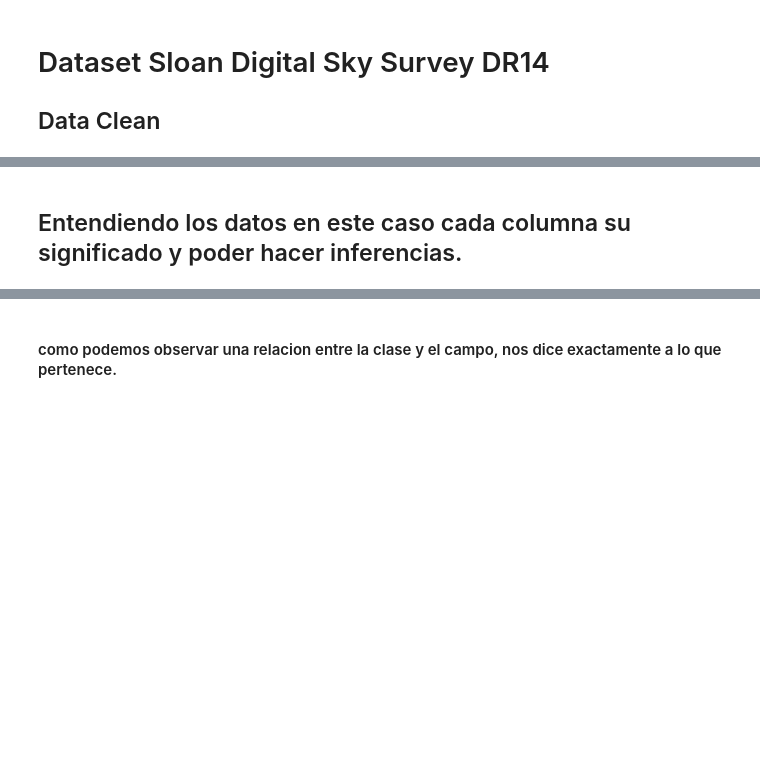
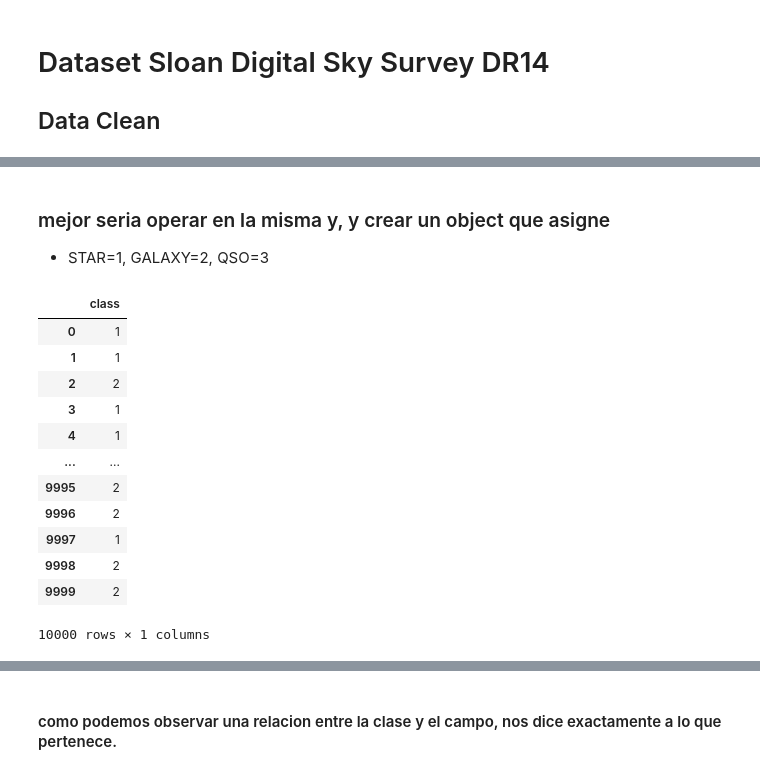
Before and after one commit to HeinzSch/Machine-Learning-Homework, a Jupyter notebook: Homework Astronomic.ipynb, the cells around one changed output, grey strips where cells are left out. Saved outputs shown, nothing was run; the diff lists cells and outputs as text; code cells hidden in the pictures; blank space fills up the shorter version.

```diff
--- a/Homework Astronomic.ipynb
+++ b/Homework Astronomic.ipynb
@@ -19,5 +18,3 @@ data.head()
 | 2 | 1.237650e+18 | 183.680207 | 0.126185 | 19.38298 | 18.19169 | 17.47428 | 17.08732 | 16.80125 | 752 | 301 | 4 | ... |
 | 3 | 1.237650e+18 | 183.870529 | 0.049911 | 17.76536 | 16.60272 | 16.16116 | 15.98233 | 15.90438 | 752 | 301 | 4 | ... |
 | 4 | 1.237650e+18 | 183.883288 | 0.102557 | 17.55025 | 16.26342 | 16.43869 | 16.55492 | 16.61326 | 752 | 301 | 4 | ... |
-# %% [markdown]
-## Entendiendo los datos en este caso cada columna su significado y poder hacer inferencias.
@@ -23,0 +24,27 @@ data.head()
+# %% [markdown]
+### mejor seria operar en la misma y, y crear un object que asigne
+* STAR=1, GALAXY=2, QSO=3
+# %%
+for i in range(10000):
+    if(y.values[i]==['STAR']):
+        y.values[i]=['1']
+    if(y.values[i]==['GALAXY']):
+        y.values[i]=['2']
+    if(y.values[i]==['QSO']):
+        y.values[i]=['3']
+
+y
+# %% [output]
+|  | class |
+| 0 | 1 |
+| 1 | 1 |
+| 2 | 2 |
+| 3 | 1 |
+| 4 | 1 |
+| ... | ... |
+| 9995 | 2 |
+| 9996 | 2 |
+| 9997 | 1 |
+| 9998 | 2 |
+| 9999 | 2 |
+10000 rows × 1 columns
```
Also changed, not shown: parts of 24 cells of this notebook.
